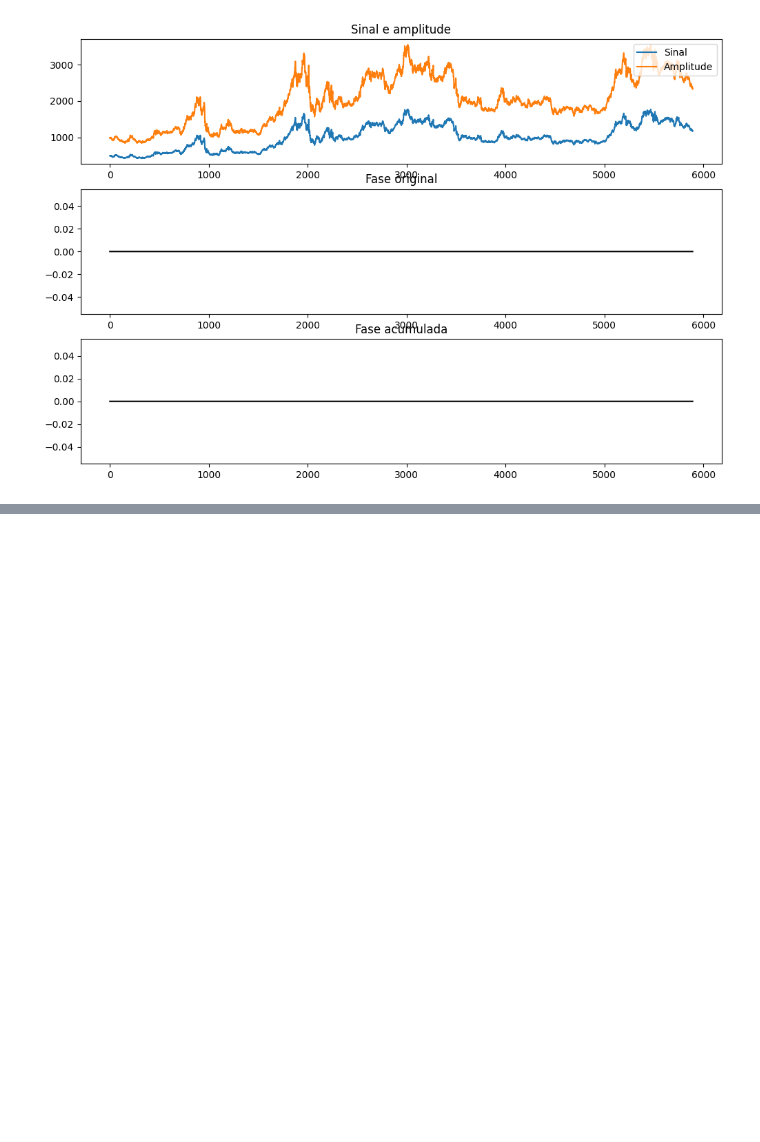
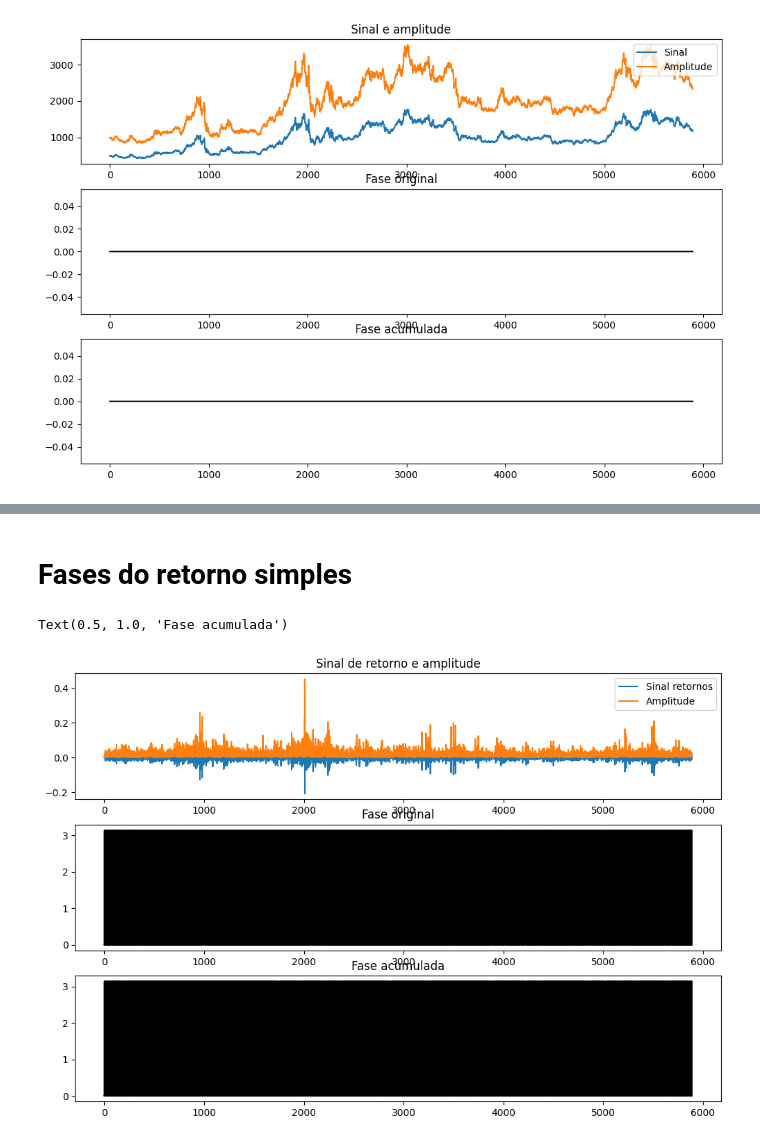
Before and after one commit to vidomirana/Analise-Sincronia-SeriesTemporais-Soja, a Jupyter notebook: Processamento_Sinais.ipynb, the cells around one changed output, grey strips where cells are left out. Saved outputs shown, nothing was run; the diff lists cells and outputs as text; code cells hidden in the pictures; blank space fills up the shorter version.

```diff
--- a/Processamento_Sinais.ipynb
+++ b/Processamento_Sinais.ipynb
@@ -254,0 +319,28 @@ print(c)
+# %% [markdown]
+# Fases do retorno simples
+# %%
+ret_fft = np.fft.fft(retornos_df)
+
+ret_fft[0] = 0
+ret_ifft = np.fft.ifft(ret_fft) / retornos_df.size
+
+amp = 2*np.abs(ret_ifft)
+
+fase = np.arctan2(np.imag(ret_ifft), np.real(ret_ifft))
+unwrapped_phase = np.unwrap(fase)
+# %%
+fig, ax = plt.subplots(3,1, figsize=(12,8))    #consertar!!!!
+
+ax[0].plot(ret_fft, label='Sinal retornos')
+ax[0].plot(retornos_df.size*amp, label='Amplitude')
+ax[0].legend(loc='upper right')
+ax[0].set_title('Sinal de retorno e amplitude')
+
+ax[1].plot(fase, color='black')
+ax[1].set_title('Fase original')
+
+ax[2].plot(unwrapped_phase, color='black')
+ax[2].set_title('Fase acumulada')
+# %% [output]
+Text(0.5, 1.0, 'Fase acumulada')
+[figure, added]
```
Also changed, not shown: parts of 12 cells of this notebook.
